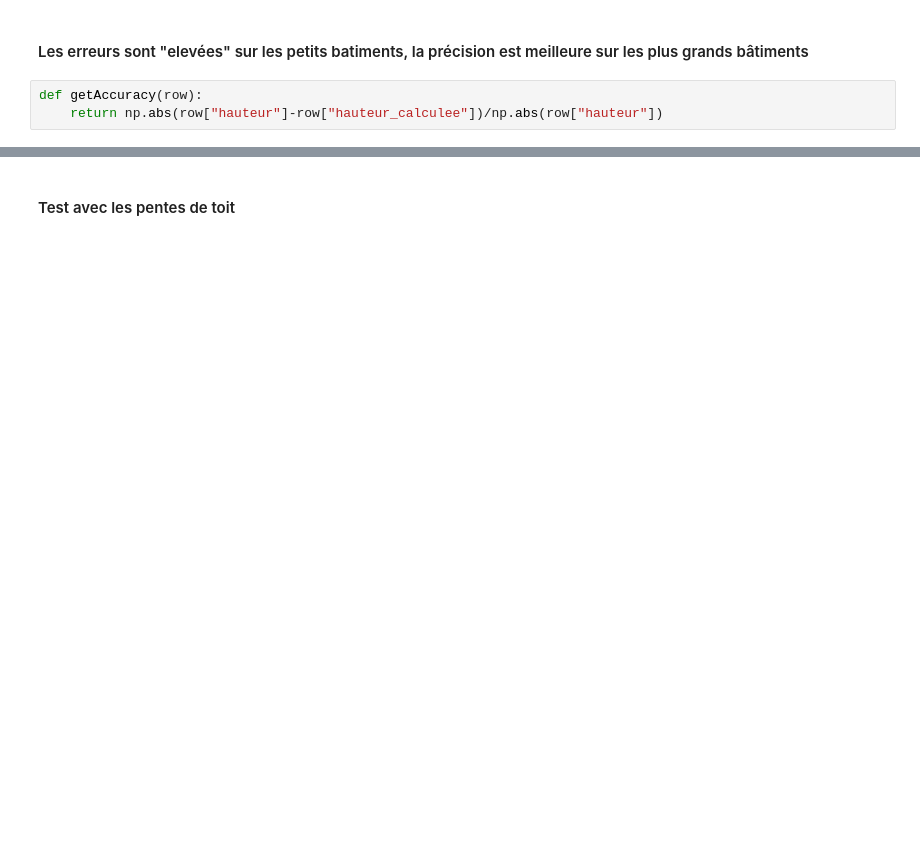
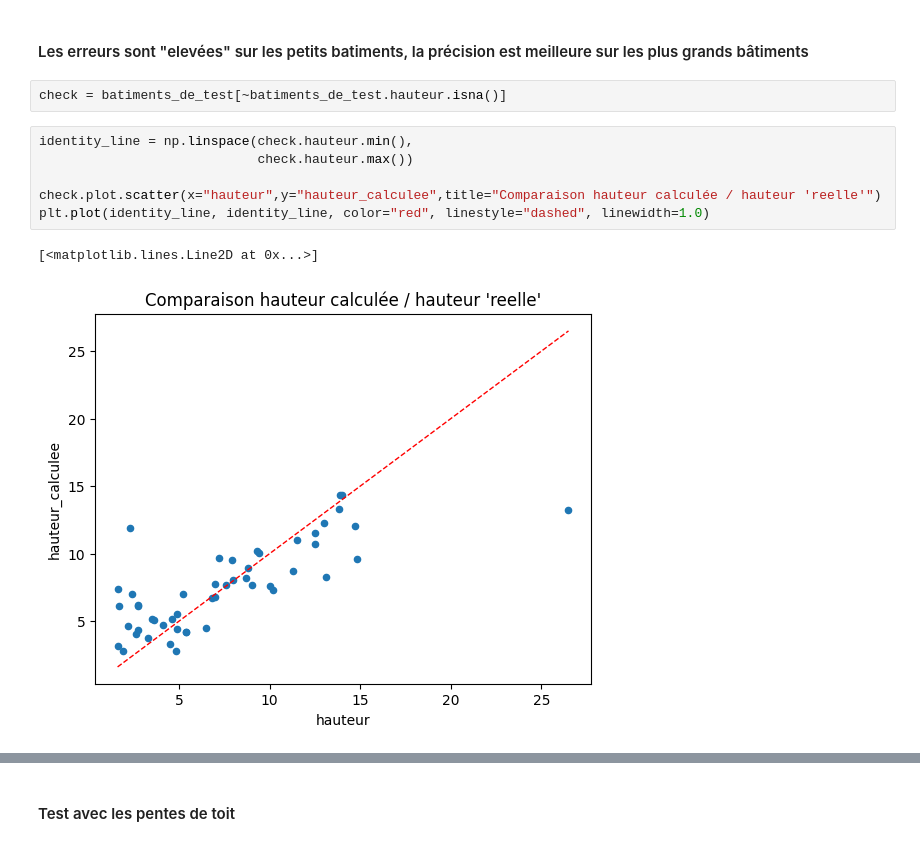
Before and after one commit to jbuiquan/13_potentiel_solaire, a Jupyter notebook: algorithme/notebooks/wns_hauteur.ipynb, the cells around one changed output, grey strips where cells are left out. Cells and saved outputs as stored; diff of their text form; blank space fills up the shorter version.

Commit message:
Update of notebook - removing prebuilt height function, adding unit line

```diff
--- a/algorithme/notebooks/wns_hauteur.ipynb
+++ b/algorithme/notebooks/wns_hauteur.ipynb
@@ -28,5 +94,13 @@ batiments_de_test[["cleabs_left__bat","hauteur","hauteur_calculee", "hauteur_std
 # %% [markdown]
 #### Les erreurs sont "elevées" sur les petits batiments, la précision est meilleure sur les plus grands bâtiments
-# %%
-def getAccuracy(row):
-    return np.abs(row["hauteur"]-row["hauteur_calculee"])/np.abs(row["hauteur"])
+# %%
+check = batiments_de_test[~batiments_de_test.hauteur.isna()]
+# %%
+identity_line = np.linspace(check.hauteur.min(),
+                            check.hauteur.max())
+
+check.plot.scatter(x="hauteur",y="hauteur_calculee",title="Comparaison hauteur calculée / hauteur 'reelle'")
+plt.plot(identity_line, identity_line, color="red", linestyle="dashed", linewidth=1.0)
+# %% [output]
+[<matplotlib.lines.Line2D at 0x...>]
+[figure, added]
```
Also changed, not shown: parts of 10 cells of this notebook, 4 other files.
